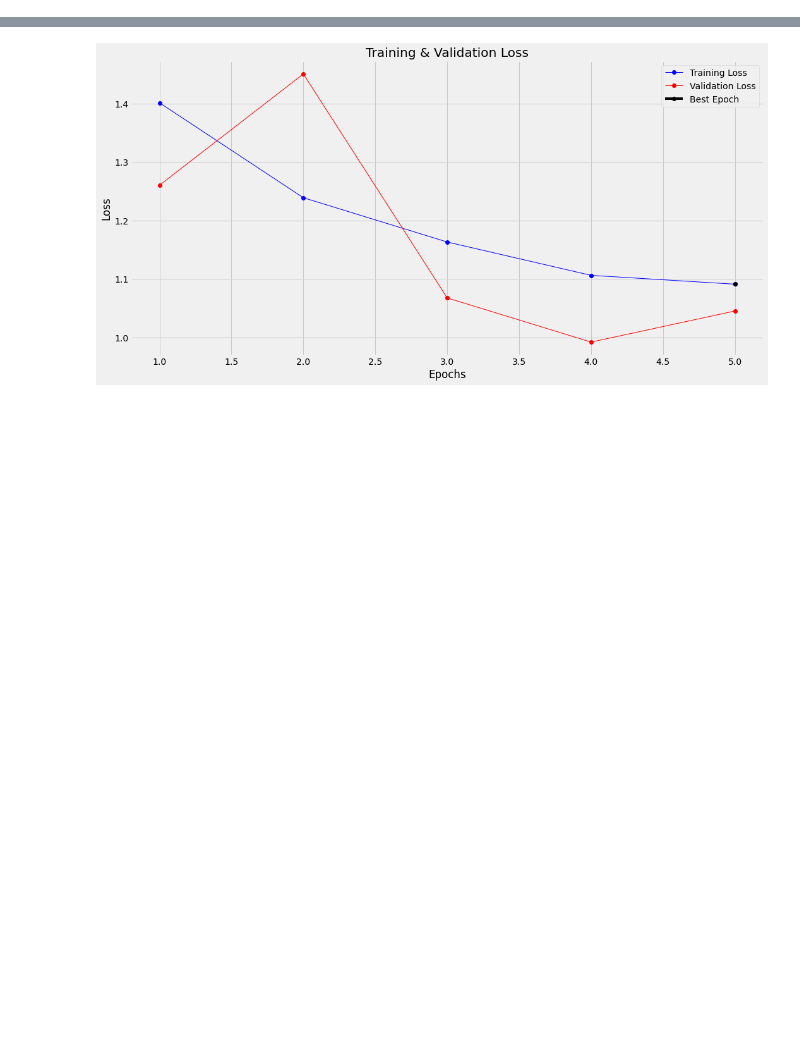
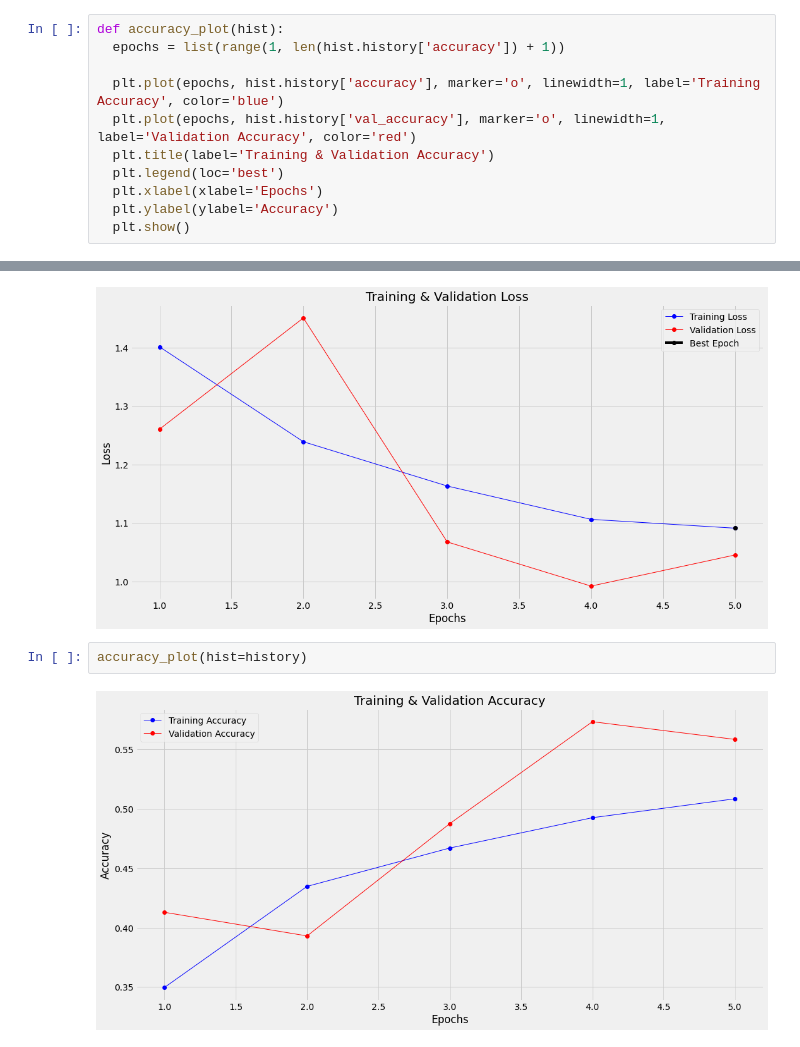
Before and after one commit to hubertrykala93/eye-diseases-image-classification, a Jupyter notebook: eye_diseases_image_classification.ipynb, the cells around one changed output, grey strips where cells are left out. Saved outputs shown, nothing was run; the diff lists cells and outputs as text; blank space fills up the shorter version.

```diff
--- a/eye_diseases_image_classification.ipynb
+++ b/eye_diseases_image_classification.ipynb
@@ -410,0 +411,11 @@ def loss_plot(hist):
+# %%
+def accuracy_plot(hist):
+  epochs = list(range(1, len(hist.history['accuracy']) + 1))
+
+  plt.plot(epochs, hist.history['accuracy'], marker='o', linewidth=1, label='Training Accuracy', color='blue')
+  plt.plot(epochs, hist.history['val_accuracy'], marker='o', linewidth=1, label='Validation Accuracy', color='red')
+  plt.title(label='Training & Validation Accuracy')
+  plt.legend(loc='best')
+  plt.xlabel(xlabel='Epochs')
+  plt.ylabel(ylabel='Accuracy')
+  plt.show()
@@ -412,3 +440,7 @@ def loss_plot(hist):
 loss_plot(hist=history)
 # %% [output]
 [figure]
+# %%
+accuracy_plot(hist=history)
+# %% [output]
+[figure, added]
```
Also changed, not shown: parts of 3 cells of this notebook.
